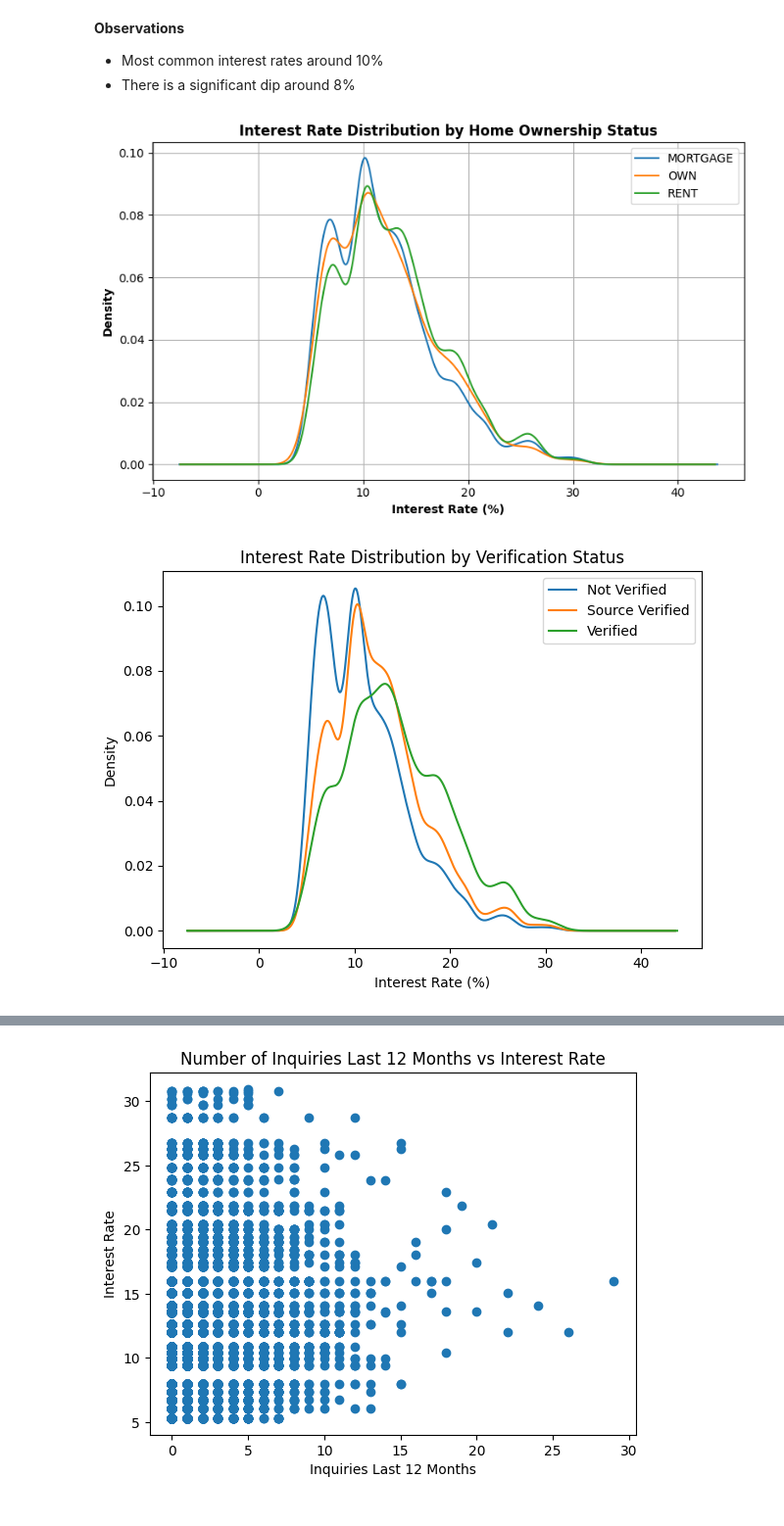
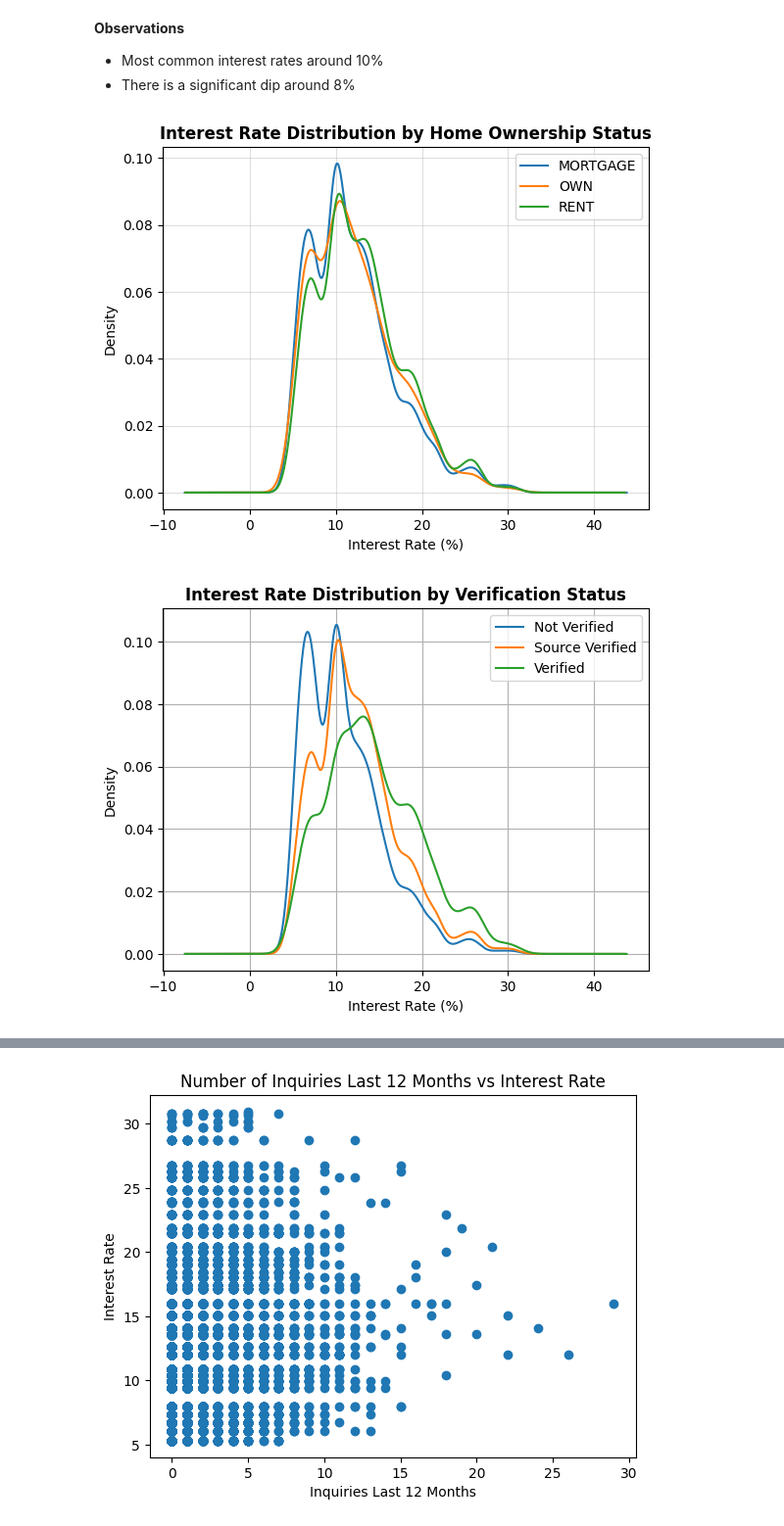
Before and after one commit to oliviaguo1234/lendingclub_loans, a Jupyter notebook: OliviaGuo_loans.ipynb, the cells around one changed output, grey strips where cells are left out. Shown at 98% size. Cells and saved outputs as stored; diff of their text form; code cells hidden in the pictures.

```diff
--- a/OliviaGuo_loans.ipynb
+++ b/OliviaGuo_loans.ipynb
@@ -275,25 +275,23 @@ plt.show()
 - There is a significant dip around 8%
 # %%
 #multiple lines layered to show different interest rate trends vs home ownership
-plt.figure(figsize=(8, 5))
 loans_df.groupby('homeownership')['interest_rate'].plot(kind='density', legend=True)
 plt.title('Interest Rate Distribution by Home Ownership Status', fontweight='bold')
-plt.xlabel('Interest Rate (%)', fontweight='bold')
-plt.ylabel('Density', fontweight='bold')
-plt.tight_layout()
-plt.grid()
+plt.xlabel('Interest Rate (%)')
+plt.ylabel('Density')
+plt.grid(alpha=0.4)
 plt.show()
 # %% [output]
-[figure, old version]
+[figure, new version]
 # %%
 loans_df.groupby('verified_income')['interest_rate'].plot(kind='density', legend=True)
-plt.title('Interest Rate Distribution by Verification Status')
+plt.title('Interest Rate Distribution by Verification Status', fontweight='bold')
 plt.xlabel('Interest Rate (%)')
 plt.ylabel('Density')
-plt.tight_layout()
+plt.grid()
 plt.show()
 # %% [output]
-[figure, old version]
+[figure, new version]
 # %%
 #average interest rate by home ownership status
 means = loans_df.groupby('homeownership')['interest_rate'].mean()
```
Also changed, not shown: parts of 4 cells of this notebook.
